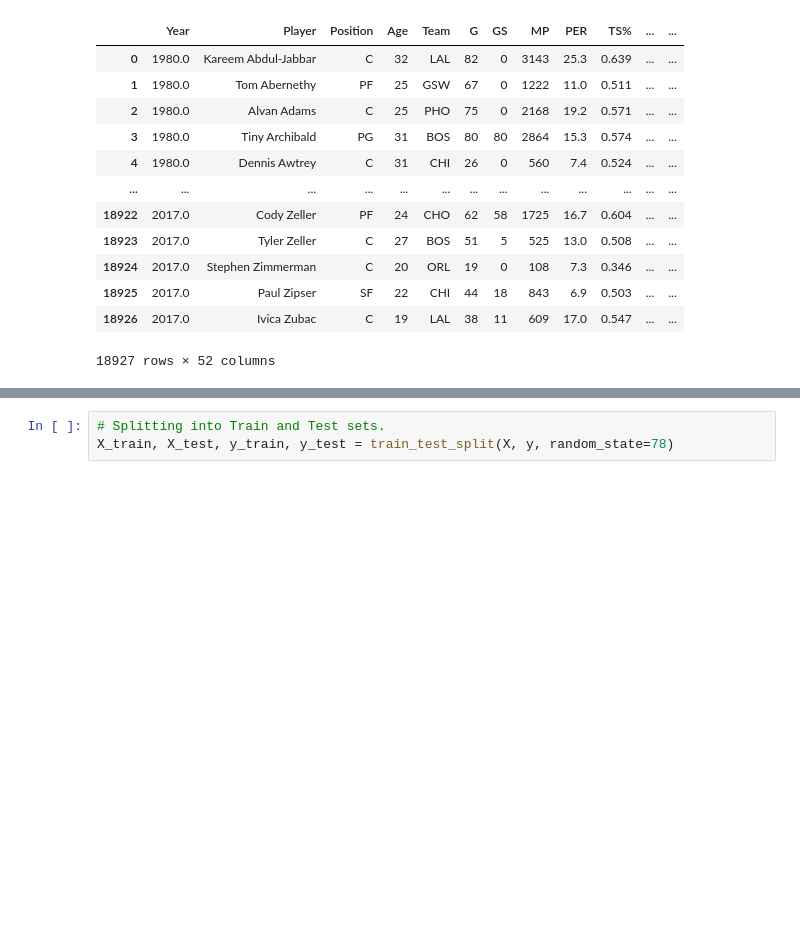
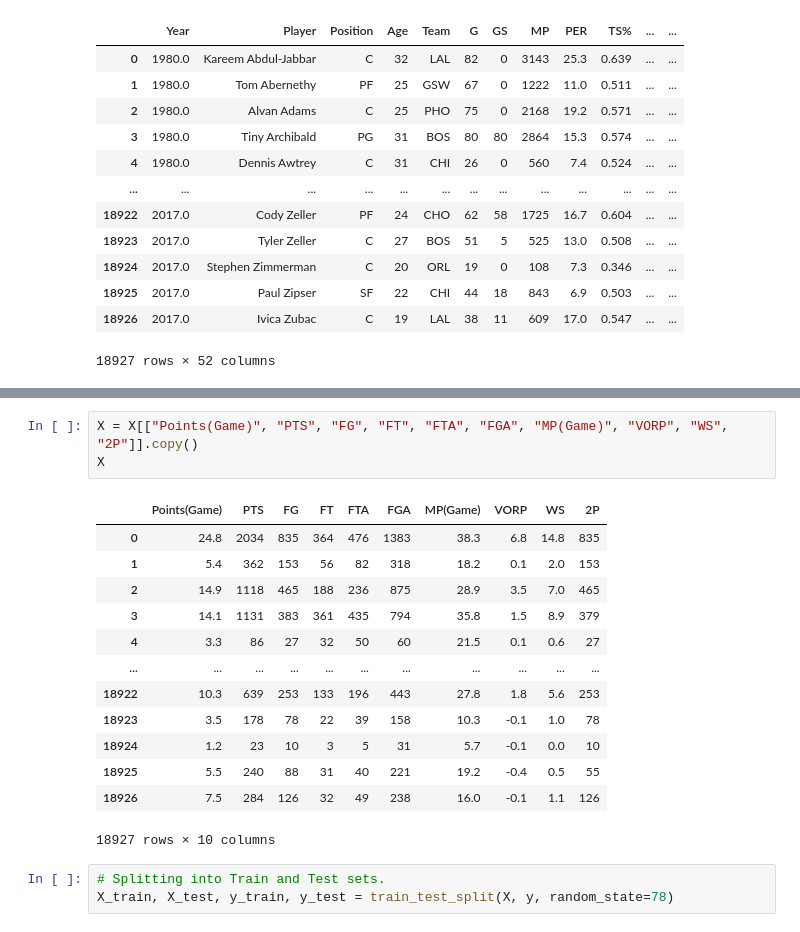
Before and after one commit to Reed-Daniel/20_Group_4_Final_Project, a Jupyter notebook: Support_Vector_Machine.ipynb, the cells around one changed output, grey strips where cells are left out. Drawn from its saved outputs; the diff is of its cells as text; blank space fills up the shorter version.

```diff
--- a/Support_Vector_Machine.ipynb
+++ b/Support_Vector_Machine.ipynb
@@ -110,3 +129,20 @@ X
+# %%
+X = X[["Points(Game)", "PTS", "FG", "FT", "FTA", "FGA", "MP(Game)", "VORP", "WS", "2P"]].copy()
+X
+# %% [output]
+|  | Points(Game) | PTS | FG | FT | FTA | FGA | MP(Game) | VORP | WS | 2P |
+| 0 | 24.8 | 2034 | 835 | 364 | 476 | 1383 | 38.3 | 6.8 | 14.8 | 835 |
+| 1 | 5.4 | 362 | 153 | 56 | 82 | 318 | 18.2 | 0.1 | 2.0 | 153 |
+| 2 | 14.9 | 1118 | 465 | 188 | 236 | 875 | 28.9 | 3.5 | 7.0 | 465 |
+| 3 | 14.1 | 1131 | 383 | 361 | 435 | 794 | 35.8 | 1.5 | 8.9 | 379 |
+| 4 | 3.3 | 86 | 27 | 32 | 50 | 60 | 21.5 | 0.1 | 0.6 | 27 |
+| ... | ... | ... | ... | ... | ... | ... | ... | ... | ... | ... |
+| 18922 | 10.3 | 639 | 253 | 133 | 196 | 443 | 27.8 | 1.8 | 5.6 | 253 |
+| 18923 | 3.5 | 178 | 78 | 22 | 39 | 158 | 10.3 | -0.1 | 1.0 | 78 |
+| 18924 | 1.2 | 23 | 10 | 3 | 5 | 31 | 5.7 | -0.1 | 0.0 | 10 |
+| 18925 | 5.5 | 240 | 88 | 31 | 40 | 221 | 19.2 | -0.4 | 0.5 | 55 |
+| 18926 | 7.5 | 284 | 126 | 32 | 49 | 238 | 16.0 | -0.1 | 1.1 | 126 |
+18927 rows × 10 columns
 # %%
 # Splitting into Train and Test sets.
 X_train, X_test, y_train, y_test = train_test_split(X, y, random_state=78)
```
Also changed, not shown: parts of 10 cells of this notebook, 2 other files.
